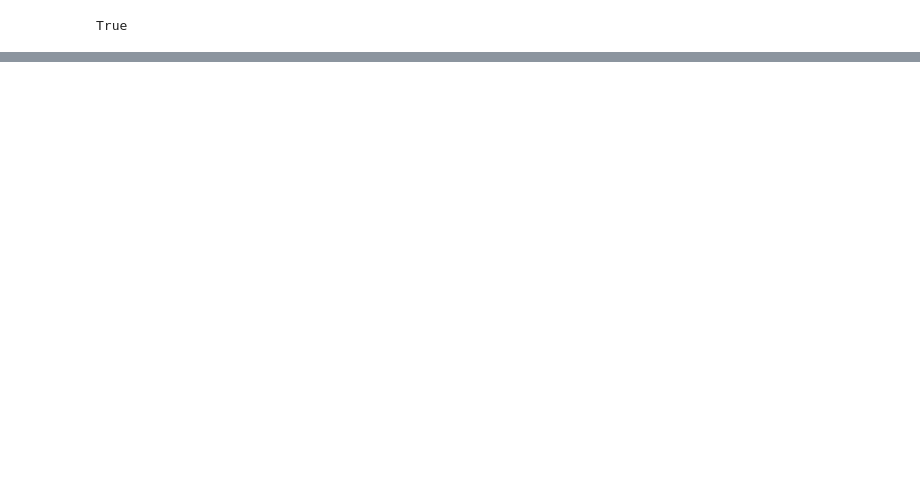
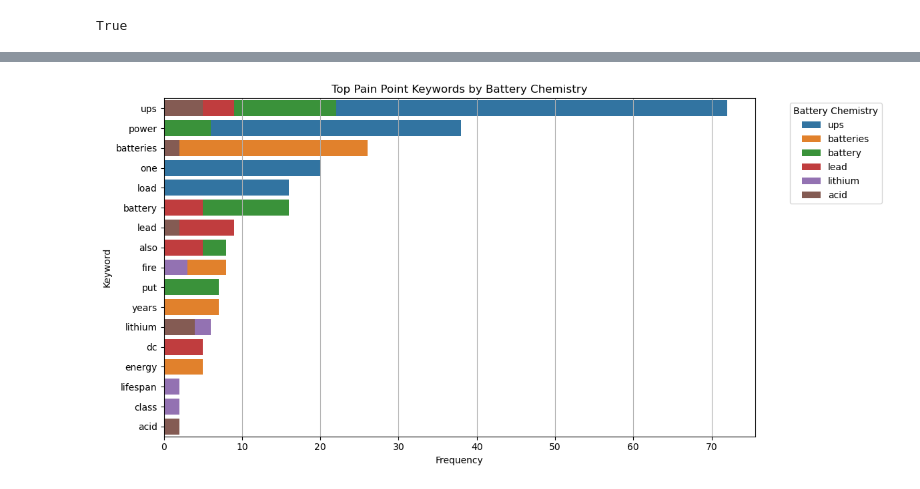
Before and after one commit to rsm-lcapobianco/mysite, a Jupyter notebook: Personnel/Reddit_Sentiment/Reddit_Scrape.ipynb, the cells around one changed output, grey strips where cells are left out. Drawn from its saved outputs; the diff is of its cells as text; code cells hidden in the pictures; blank space fills up the shorter version.

```diff
--- a/Personnel/Reddit_Sentiment/Reddit_Scrape.ipynb
+++ b/Personnel/Reddit_Sentiment/Reddit_Scrape.ipynb
@@ -132,0 +305,81 @@ plt.show()
+# %%
+neg_comments = df_exploded[df_exploded['roberta_label'] == 'negative']
+neg_lithium = neg_comments[neg_comments['matched_terms'] == 'lithium']
+# %%
+from nltk.tokenize import RegexpTokenizer
+
+tokenizer = RegexpTokenizer(r'\w+')  # keeps only words, removes punctuation
+
+def extract_keywords_no_punkt(text_series):
+    all_words = []
+    for text in text_series:
+        tokens = tokenizer.tokenize(text.lower())
+        filtered = [word for word in tokens if word not in stop_words]
+        all_words.extend(filtered)
+    return Counter(all_words).most_common(20)
+# %%
+# Define stop_words using NLTK's built-in list
+from nltk.corpus import stopwords
+
+
+nltk.download('stopwords')
+stop_words = set(stopwords.words('english'))
+
+# Now that stop_words is defined, rerun the visualization block
+from nltk.tokenize import RegexpTokenizer
+from collections import Counter
+
+tokenizer = RegexpTokenizer(r'\w+')
+
+def extract_keywords_no_punkt(text_series):
+    all_words = []
+    for text in text_series:
+        tokens = tokenizer.tokenize(text.lower())
+        filtered = [word for word in tokens if word not in stop_words]
+        all_words.extend(filtered)
+    return Counter(all_words).most_common(20)
+
+chemistry_pain_points = {}
+
+battery_terms = neg_comments['matched_terms'].unique()
+
+for term in battery_terms:
+    chem_comments = neg_comments[neg_comments['matched_terms'] == term]
+    keywords = extract_keywords_no_punkt(chem_comments['text'])
+    chemistry_pain_points[term] = keywords
+
+pain_point_data = []
+
+for term, keywords in chemistry_pain_points.items():
+    for word, freq in keywords:
+        pain_point_data.append({'battery_chemistry': term, 'keyword': word, 'frequency': freq})
+
+pain_point_df = pd.DataFrame(pain_point_data)
+
+# Visualize
+import seaborn as sns
+import matplotlib.pyplot as plt
+
+top_pain_points = (
+    pain_point_df
+    .sort_values(by='frequency', ascending=False)
+    .groupby('battery_chemistry')
+    .head(5)
+)
+
+plt.figure(figsize=(12, 6))
+sns.barplot(
+    data=top_pain_points,
+    y='keyword',
+    x='frequency',
+    hue='battery_chemistry',
+    dodge=False
+)
+plt.title('Top Pain Point Keywords by Battery Chemistry')
+plt.xlabel('Frequency')
+plt.ylabel('Keyword')
+plt.legend(title='Battery Chemistry', bbox_to_anchor=(1.05, 1), loc='upper left')
+plt.tight_layout()
+plt.grid(axis='x')
+plt.show()
+# %% [output]
@@ -132,0 +388 @@ plt.show()
+[figure, added]
```
Also changed, not shown: parts of 28 cells of this notebook, 17 other files.
